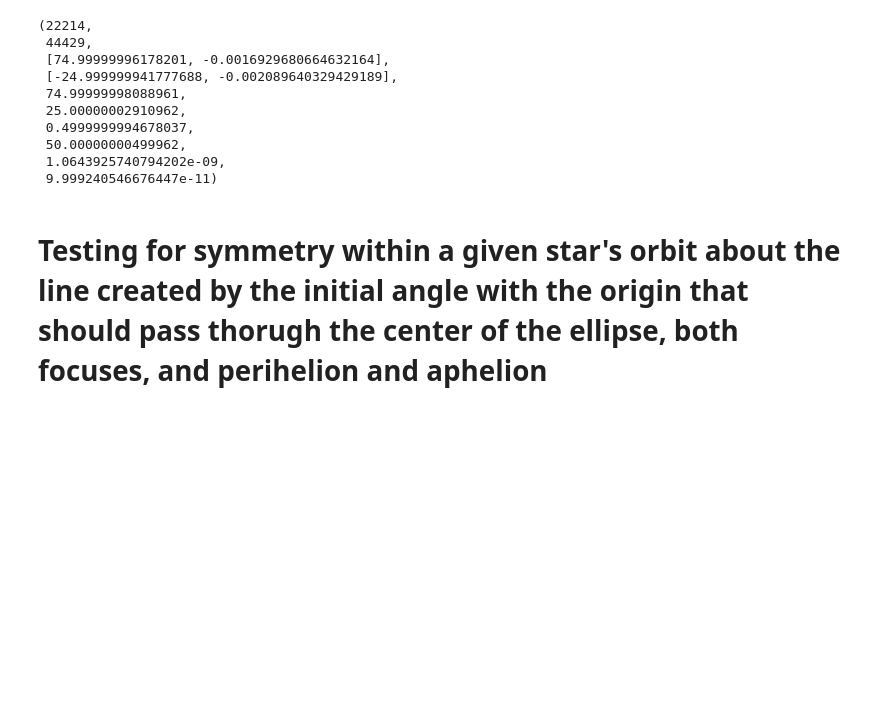
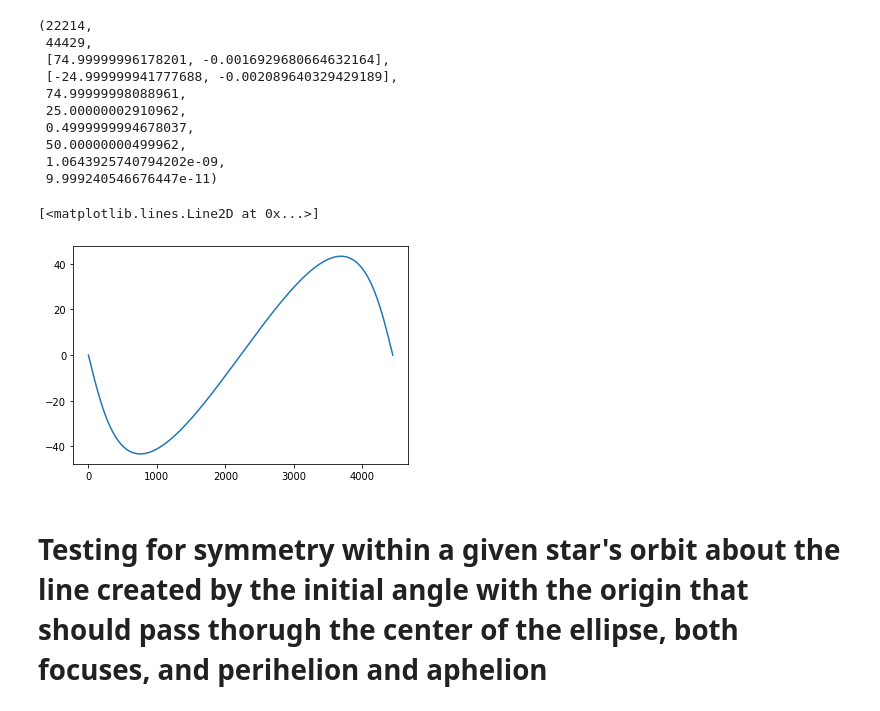
Before and after one commit to sdorsher/ManyBodyProblem, a Jupyter notebook: Vector Elliptical Perihelion.ipynb, the cells around one changed output. Saved outputs shown, nothing was run; the diff lists cells and outputs as text; code cells hidden in the pictures; blank space fills up the shorter version.

```diff
--- a/Vector Elliptical Perihelion.ipynb
+++ b/Vector Elliptical Perihelion.ipynb
@@ -274,6 +274,11 @@ apindex,perindex,coordap,coordper,ra,rp,e,a,deltae,deltaa
  50.00000000499962,
  1.0643925740794202e-09,
  9.999240546676447e-11)
+# %%
+plt.plot(nptimes[:perindex],npstar1x[:perindex,1])
+# %% [output]
+[<matplotlib.lines.Line2D at 0x...>]
+[figure, added]
 # %% [markdown]
 # Testing for symmetry within a given star's orbit about the line created by the initial angle with the origin that should pass thorugh the center of the ellipse, both focuses, and perihelion and aphelion
 # %%
```
Also changed, not shown: parts of 16 cells of this notebook.
